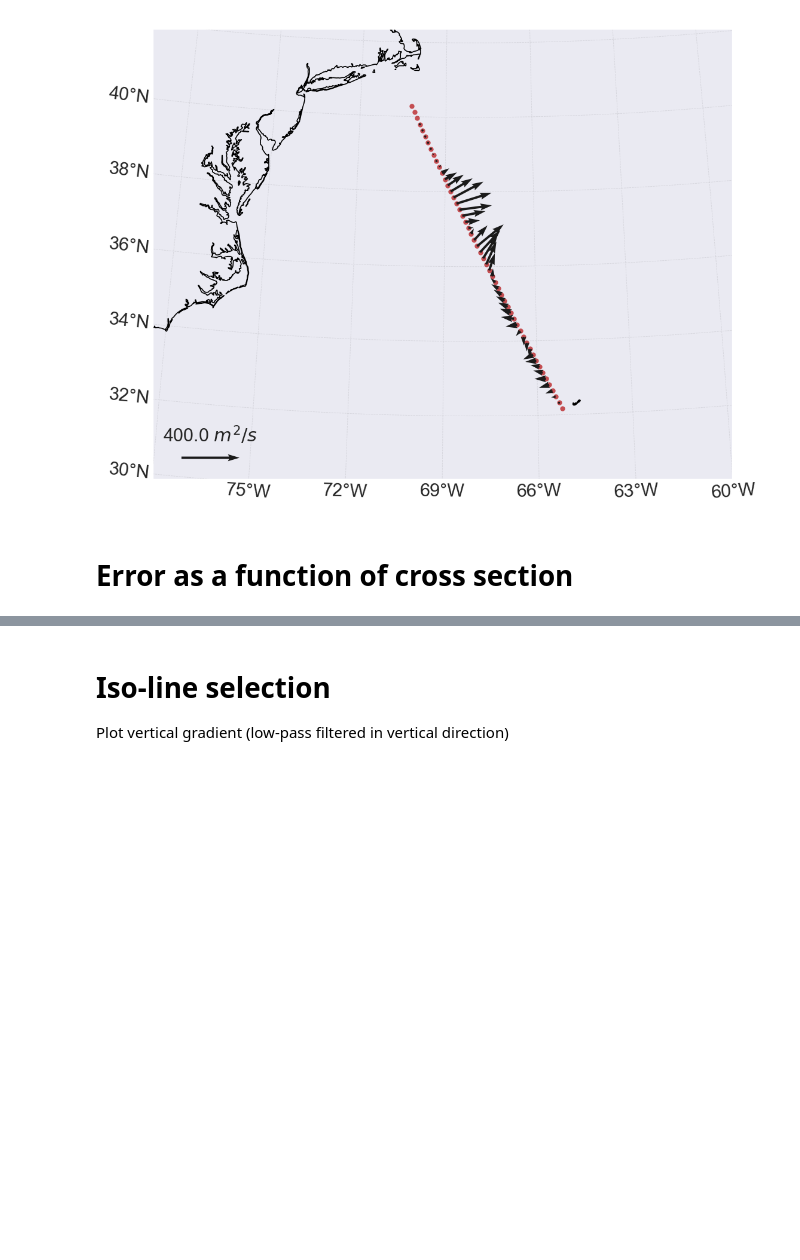
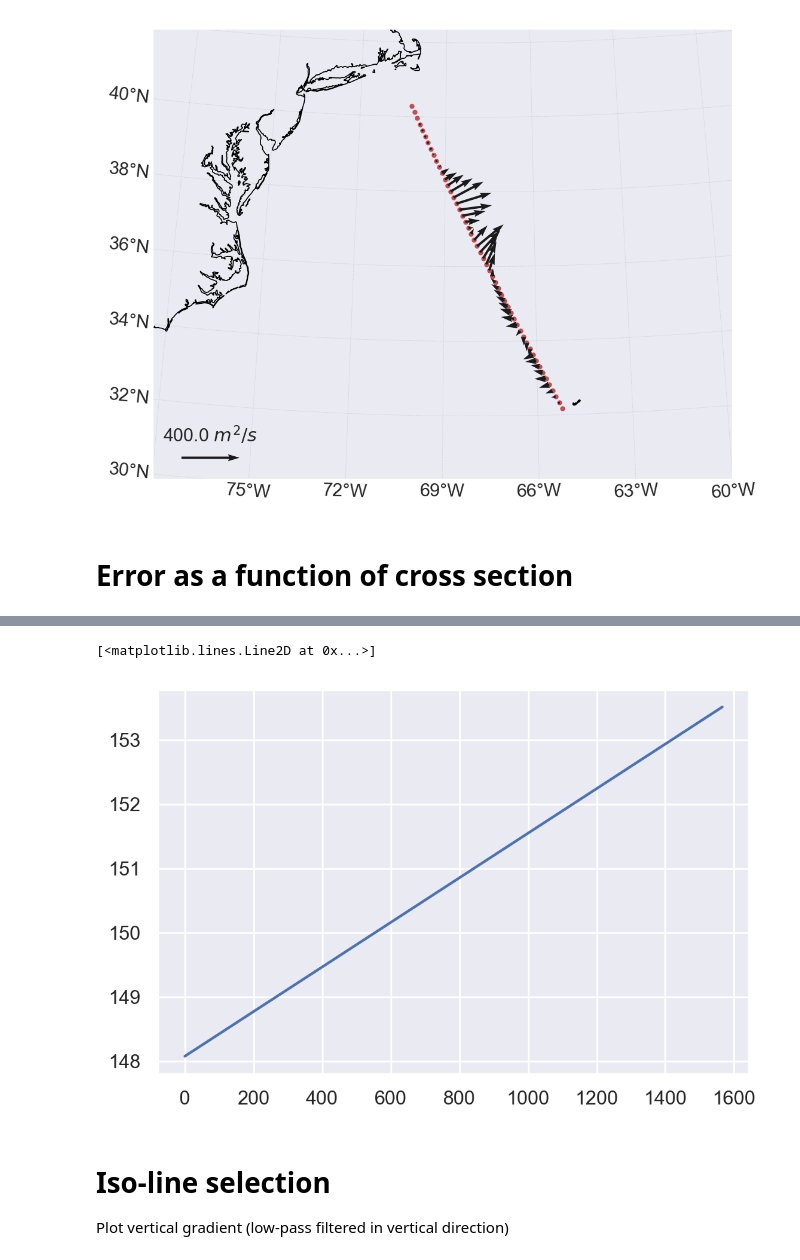
Before and after one commit to ktcarr/12.843, a Jupyter notebook: lab2/lab2_analysis.ipynb, the cells around one changed output, grey strips where cells are left out. Drawn from its saved outputs; the diff is of its cells as text; code cells hidden in the pictures; blank space fills up the shorter version.

```diff
--- a/lab2/lab2_analysis.ipynb
+++ b/lab2/lab2_analysis.ipynb
@@ -432 +431,4 @@ plt.show()
 [figure]
+# %%
+from scipy.io import loadmat
+d=loadmat('line-w/adcp/2013may.adcp.os75.mat')
@@ -433,3 +439,10 @@ plt.show()
+# %%
+# plt.plot(d['txy'][:,1])
+# plt.plot(d['txy'][650:,2])
+plt.plot(d['txy'][650:,0])
+# %% [output]
+[<matplotlib.lines.Line2D at 0x...>]
+[figure, added]
 # %% [markdown]
 # Iso-line selection
 Plot vertical gradient (low-pass filtered in vertical direction)
```
Also changed, not shown: parts of 4 cells of this notebook, 1 other file.
